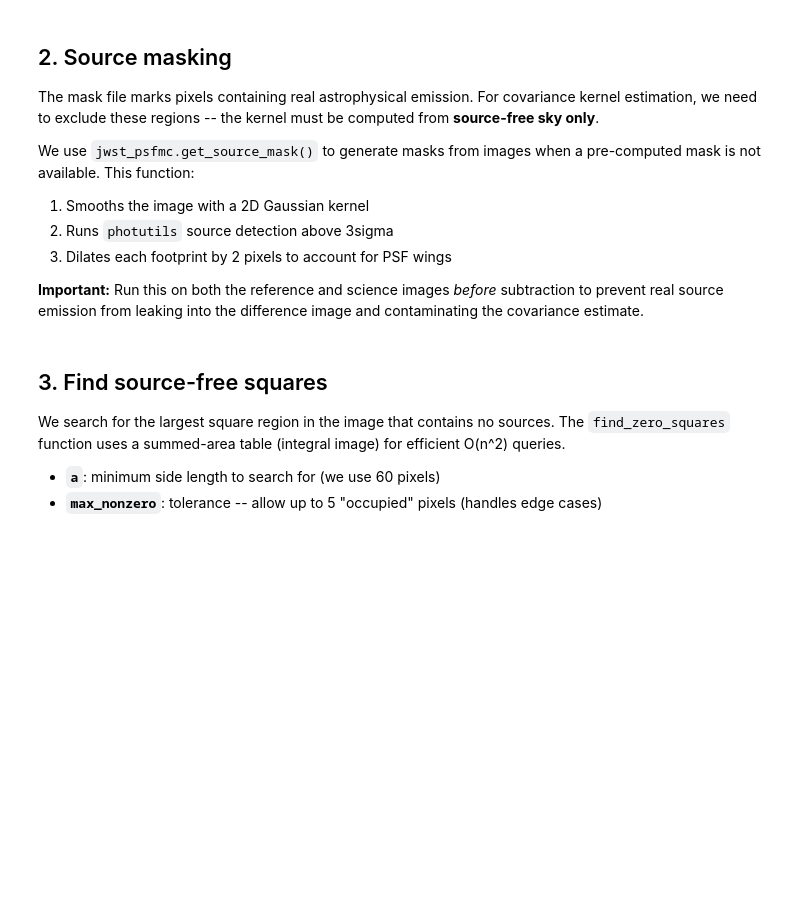
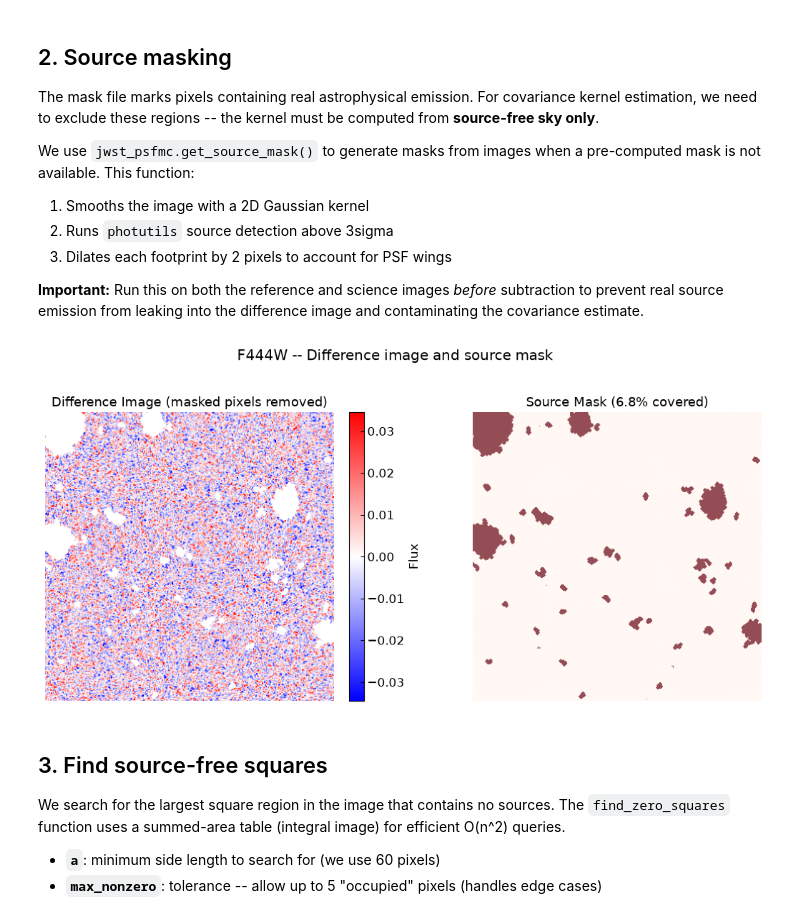
Before and after one commit to mingyangzhuang/jwst_psfmc, a Jupyter notebook: examples/demo_covariance_kernel.ipynb, the cells around one changed output. Drawn from its saved outputs; the diff is of its cells as text; code cells hidden in the pictures; blank space fills up the shorter version.

```diff
--- a/examples/demo_covariance_kernel.ipynb
+++ b/examples/demo_covariance_kernel.ipynb
@@ -61,25 +68,26 @@ image and contaminating the covariance estimate.
 # %%
 # -- Visualize data and mask ----------------------------------------------
 fig, axes = plt.subplots(1, 2, figsize=(12, 5))
 
 # Difference image (masked pixels shown as black)
 data_display = diff.copy()
 data_display[mask] = np.nan
 vmax = 3 * np.nanstd(data_display)
 im0 = axes[0].imshow(data_display, origin='lower', cmap='bwr', vmin=-vmax, vmax=vmax)
 axes[0].set_title('Difference Image (masked pixels removed)', fontsize=13)
 axes[0].axis('off')
 plt.colorbar(im0, ax=axes[0], fraction=0.046, pad=0.04, label='Flux')
 
 # Source mask
-im1 = axes[1].imshow(mask, origin='lower', cmap='Reds', alpha=0.7)
+axes[1].imshow(mask, origin='lower', cmap='Reds', alpha=0.7)
 axes[1].set_title(f'Source Mask ({mask.sum() / mask.size:.1%} covered)', fontsize=13)
 axes[1].axis('off')
-plt.colorbar(im1, ax=axes[1], fraction=0.046, pad=0.04)
 
 fig.suptitle('F444W -- Difference image and source mask', y=1.02)
 fig.tight_layout()
 plt.show()
+# %% [output]
+[figure, added]
 # %% [markdown]
 ## 3. Find source-free squares
 
```
Also changed, not shown: parts of 14 cells of this notebook, 14 other files.
